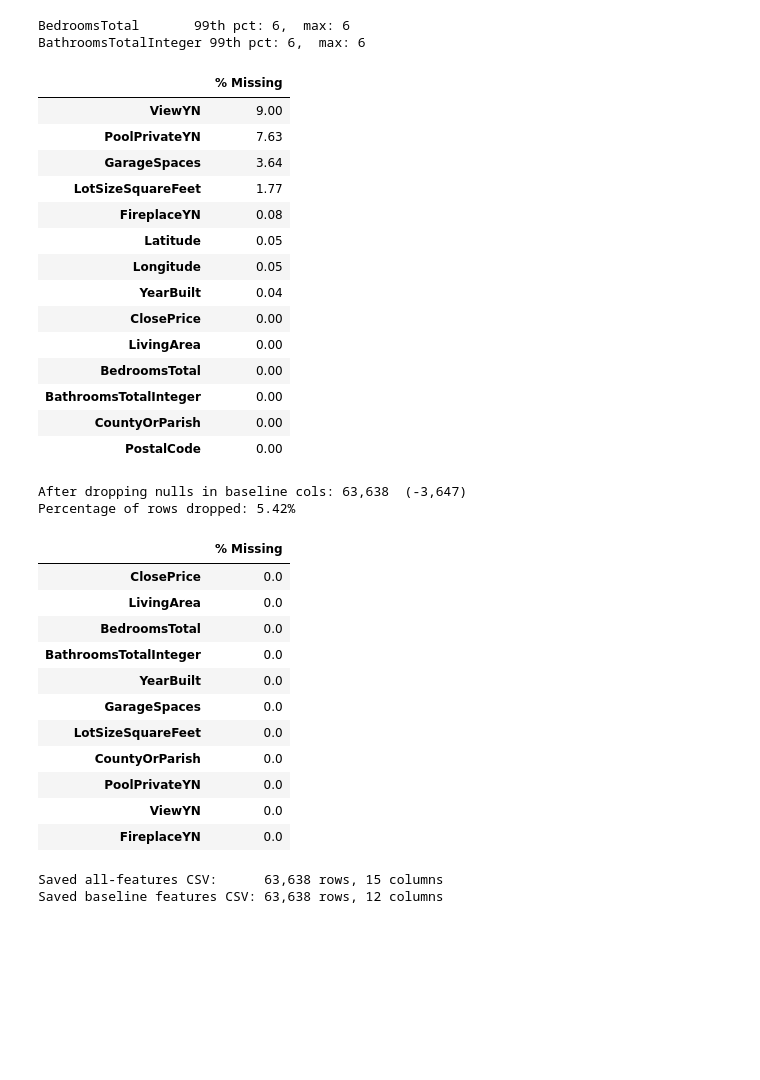
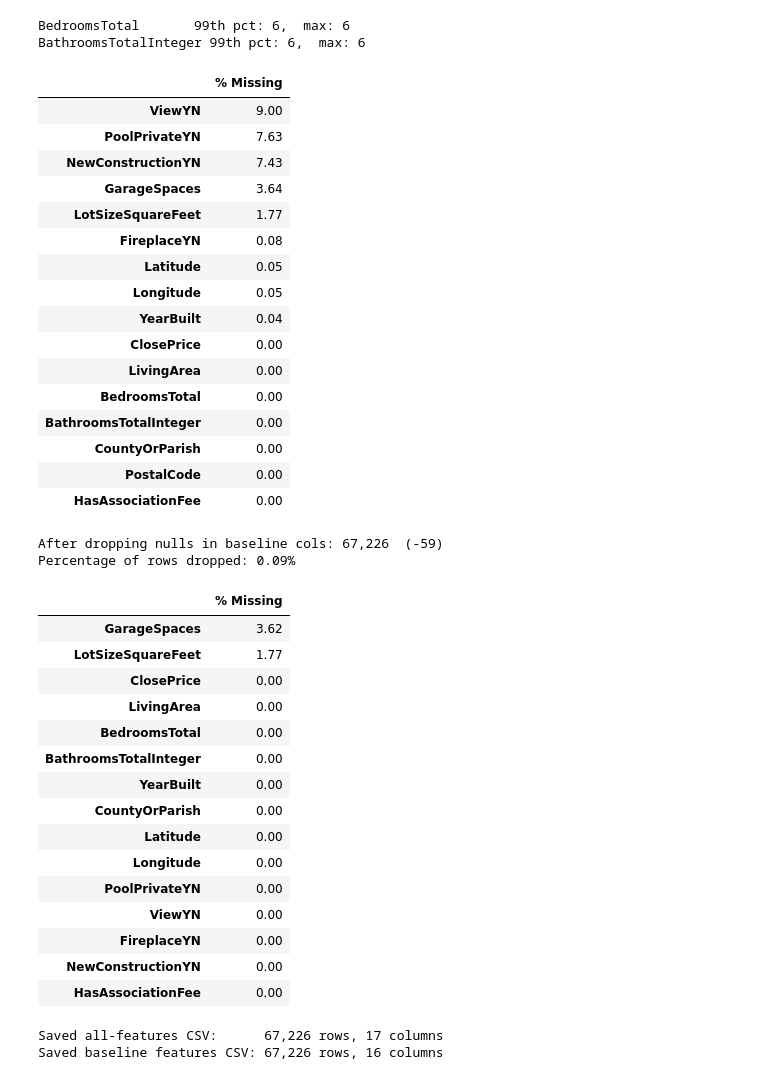
Before and after one commit to matthewviray/idx-exchange-project, a Jupyter notebook: 02_preprocessing.ipynb, the cells around one changed output. Cells and saved outputs as stored; diff of their text form; code cells hidden in the pictures; blank space fills up the shorter version.

```diff
--- a/02_preprocessing.ipynb
+++ b/02_preprocessing.ipynb
@@ -73,3 +73,13 @@ Non-California listings:
 After removing out-of-state:      71,413  (-1)
 
 Final row count: 71,413
+# %%
+# Derive HasAssociationFee flag — captures presence of an HOA fee without
+# guessing at the dollar amount (AssociationFee is ~30% missing and 0 is
+# a valid "no HOA" value, so imputing the raw fee would be ambiguous)
+CRMLSSold_data['HasAssociationFee'] = np.select(
+    [CRMLSSold_data['AssociationFee'].isna(), CRMLSSold_data['AssociationFee'] > 0],
+    ['Unknown', 'True'],
+    default='False'
+)
+print(CRMLSSold_data['HasAssociationFee'].value_counts(dropna=False))
@@ -102,13 +118,19 @@ amenity_features = [
     'PoolPrivateYN',
     'ViewYN',
     'FireplaceYN',
+    'NewConstructionYN',
+    'HasAssociationFee',
 ]
 
 # All features (full set — for tree models and feature engineering)
 all_features = size_features + location_features + amenity_features
 
-# Baseline model features — excludes lat/long/postal (non-linear, high-cardinality)
-baseline_features = size_features + ['CountyOrParish'] + amenity_features
+# Baseline model features — excludes postal (high-cardinality); includes lat/long
+baseline_features = size_features + ['CountyOrParish', 'Latitude', 'Longitude'] + amenity_features
+
+# Numeric columns allowed to keep missing values here — median-imputed later
+# via a pipeline step in the baseline model, not dropped
+impute_later_cols = ['GarageSpaces', 'LotSizeSquareFeet']
 
 print(f"All features ({len(all_features)}): {all_features}")
 print(f"\nBaseline features ({len(baseline_features)}): {baseline_features}")
@@ -247,6 +271,7 @@ display(missing.rename('% Missing').to_frame())
 |  | % Missing |
 | ViewYN | 9.00 |
 | PoolPrivateYN | 7.63 |
+| NewConstructionYN | 7.43 |
 | GarageSpaces | 3.64 |
 | LotSizeSquareFeet | 1.77 |
 | FireplaceYN | 0.08 |
@@ -259,34 +284,42 @@ display(missing.rename('% Missing').to_frame())
 | BathroomsTotalInteger | 0.00 |
 | CountyOrParish | 0.00 |
 | PostalCode | 0.00 |
+| HasAssociationFee | 0.00 |
 # %%
 # Impute amenity flags with 'Unknown' if missing
-for col in ['ViewYN', 'PoolPrivateYN', 'FireplaceYN']:
+for col in ['ViewYN', 'PoolPrivateYN', 'FireplaceYN', 'NewConstructionYN']:
     CRMLSSold_data[col] = CRMLSSold_data[col].fillna('Unknown')
 
-# Drop rows missing any baseline feature or target (lat/long/postal allowed to be missing)
+# Drop rows missing any baseline feature or target, except GarageSpaces/LotSizeSquareFeet
+# (postal allowed to be missing too) — those two are median-imputed later via a
+# pipeline step in the baseline model instead of dropping rows
 baseline_cols = target + baseline_features
+strict_cols = [c for c in baseline_cols if c not in impute_later_cols]
 n = len(CRMLSSold_data)
-CRMLSSold_data = CRMLSSold_data.dropna(subset=baseline_cols)
+CRMLSSold_data = CRMLSSold_data.dropna(subset=strict_cols)
 print(f"After dropping nulls in baseline cols: {len(CRMLSSold_data):,}  (-{n - len(CRMLSSold_data):,})")
 print(f"Percentage of rows dropped: {(n - len(CRMLSSold_data)) / n:.2%}")
 
 display(CRMLSSold_data[baseline_cols].isna().mean().mul(100).round(2).sort_values(ascending=False).rename('% Missing').to_frame())
 # %% [output]
-After dropping nulls in baseline cols: 63,638  (-3,647)
-Percentage of rows dropped: 5.42%
+After dropping nulls in baseline cols: 67,226  (-59)
+Percentage of rows dropped: 0.09%
 |  | % Missing |
-| ClosePrice | 0.0 |
-| LivingArea | 0.0 |
-| BedroomsTotal | 0.0 |
-| BathroomsTotalInteger | 0.0 |
-| YearBuilt | 0.0 |
-| GarageSpaces | 0.0 |
-| LotSizeSquareFeet | 0.0 |
-| CountyOrParish | 0.0 |
-| PoolPrivateYN | 0.0 |
-| ViewYN | 0.0 |
-| FireplaceYN | 0.0 |
+| GarageSpaces | 3.62 |
+| LotSizeSquareFeet | 1.77 |
+| ClosePrice | 0.00 |
+| LivingArea | 0.00 |
+| BedroomsTotal | 0.00 |
+| BathroomsTotalInteger | 0.00 |
+| YearBuilt | 0.00 |
+| CountyOrParish | 0.00 |
+| Latitude | 0.00 |
+| Longitude | 0.00 |
+| PoolPrivateYN | 0.00 |
+| ViewYN | 0.00 |
+| FireplaceYN | 0.00 |
+| NewConstructionYN | 0.00 |
+| HasAssociationFee | 0.00 |
 # %%
 # Save two cleaned CSVs before encoding
 
@@ -295,12 +328,12 @@ full_save_cols = ['CloseDate'] + target + all_features
 CRMLSSold_data[full_save_cols].to_csv('data/cleaned_CRMLSSOLD_all_features.csv', index=False)
 print(f"Saved all-features CSV:      {CRMLSSold_data[full_save_cols].shape[0]:,} rows, {CRMLSSold_data[full_save_cols].shape[1]} columns")
 
-# 2. Baseline feature set (for linear regression — county only, no lat/long/postal)
+# 2. Baseline feature set (for linear regression — county + lat/long, no postal)
 baseline_save_cols = ['CloseDate'] + baseline_cols
 CRMLSSold_data[baseline_save_cols].to_csv('data/cleaned_CRMLSSOLD_baseline.csv', index=False)
 print(f"Saved baseline features CSV: {CRMLSSold_data[baseline_save_cols].shape[0]:,} rows, {CRMLSSold_data[baseline_save_cols].shape[1]} columns")
 # %% [output]
-Saved all-features CSV:      63,638 rows, 15 columns
-Saved baseline features CSV: 63,638 rows, 12 columns
+Saved all-features CSV:      67,226 rows, 17 columns
+Saved baseline features CSV: 67,226 rows, 16 columns
 # %%
 from sklearn.preprocessing import StandardScaler
```
Also changed, not shown: parts of 5 cells of this notebook, 2 other files.
